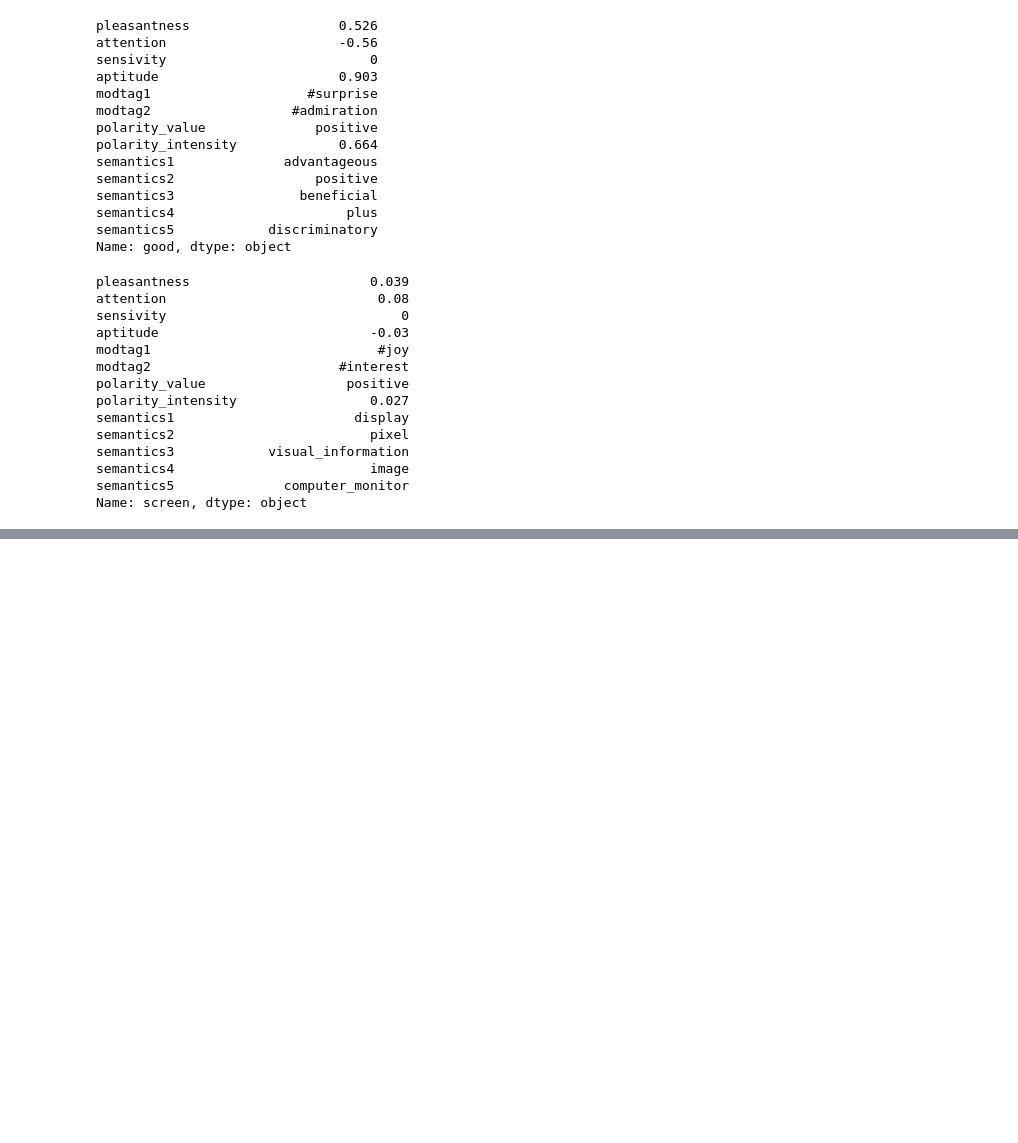
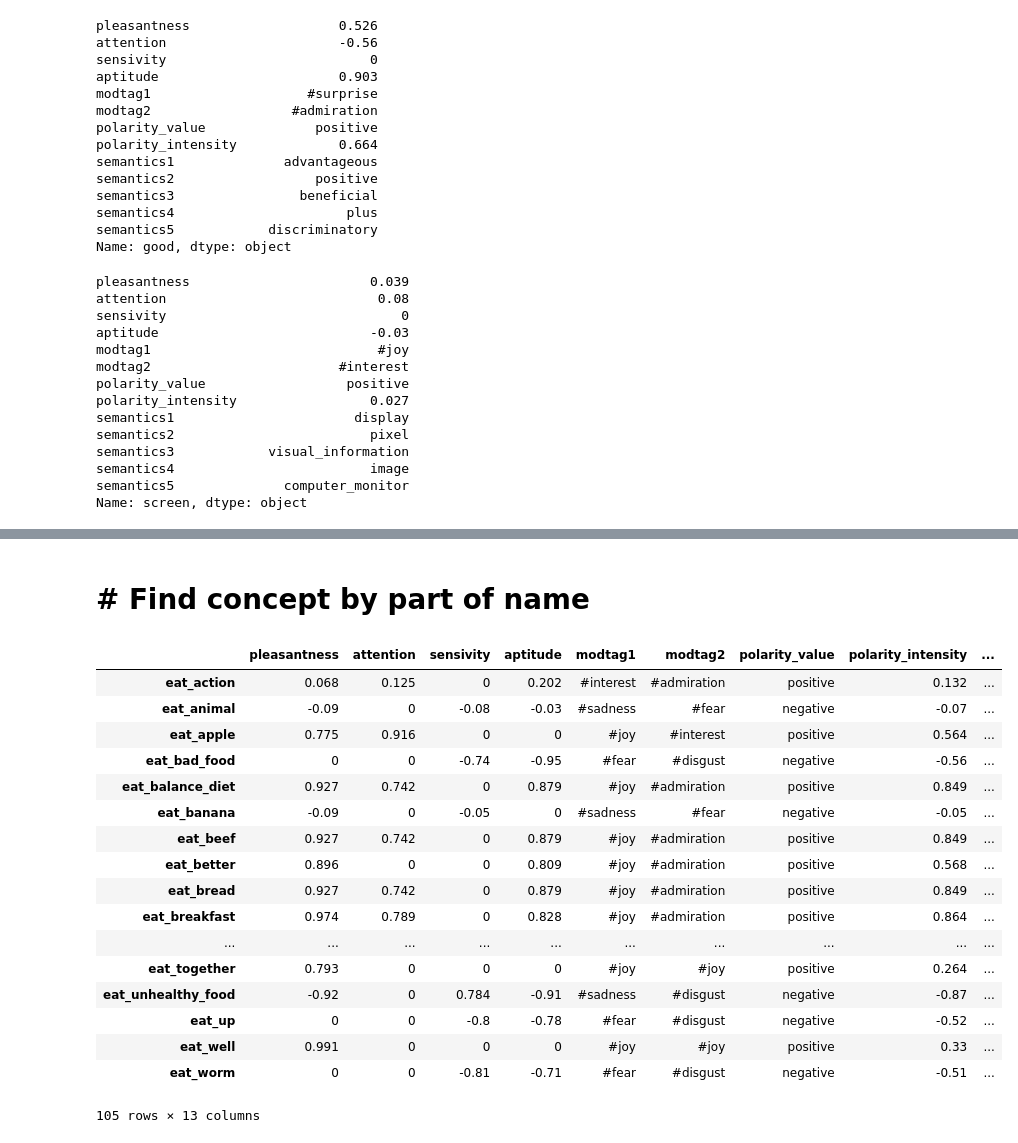
Before and after one commit to laugustyniak/discourse_summarization, a Jupyter notebook: notebooks/sentic.io.ipynb, the cells around one changed output, grey strips where cells are left out. Cells and saved outputs as stored; diff of their text form; code cells hidden in the pictures; blank space fills up the shorter version.

```diff
--- a/notebooks/sentic.io.ipynb
+++ b/notebooks/sentic.io.ipynb
@@ -77,0 +149,2 @@ Name: screen, dtype: object
+# %% [markdown]
+# # Find concept by part of name
@@ -77,0 +154,21 @@ Name: screen, dtype: object
+# %%
+get_concept_by_partname('^eat_')
+# %% [output]
+|  | pleasantness | attention | sensivity | aptitude | modtag1 | modtag2 | polarity_value | polarity_intensity | ... |
+| eat_action | 0.068 | 0.125 | 0 | 0.202 | #interest | #admiration | positive | 0.132 | ... |
+| eat_animal | -0.09 | 0 | -0.08 | -0.03 | #sadness | #fear | negative | -0.07 | ... |
+| eat_apple | 0.775 | 0.916 | 0 | 0 | #joy | #interest | positive | 0.564 | ... |
+| eat_bad_food | 0 | 0 | -0.74 | -0.95 | #fear | #disgust | negative | -0.56 | ... |
+| eat_balance_diet | 0.927 | 0.742 | 0 | 0.879 | #joy | #admiration | positive | 0.849 | ... |
+| eat_banana | -0.09 | 0 | -0.05 | 0 | #sadness | #fear | negative | -0.05 | ... |
+| eat_beef | 0.927 | 0.742 | 0 | 0.879 | #joy | #admiration | positive | 0.849 | ... |
+| eat_better | 0.896 | 0 | 0 | 0.809 | #joy | #admiration | positive | 0.568 | ... |
+| eat_bread | 0.927 | 0.742 | 0 | 0.879 | #joy | #admiration | positive | 0.849 | ... |
+| eat_breakfast | 0.974 | 0.789 | 0 | 0.828 | #joy | #admiration | positive | 0.864 | ... |
+| ... | ... | ... | ... | ... | ... | ... | ... | ... | ... |
+| eat_together | 0.793 | 0 | 0 | 0 | #joy | #joy | positive | 0.264 | ... |
+| eat_unhealthy_food | -0.92 | 0 | 0.784 | -0.91 | #sadness | #disgust | negative | -0.87 | ... |
+| eat_up | 0 | 0 | -0.8 | -0.78 | #fear | #disgust | negative | -0.52 | ... |
+| eat_well | 0.991 | 0 | 0 | 0 | #joy | #joy | positive | 0.33 | ... |
+| eat_worm | 0 | 0 | -0.81 | -0.71 | #fear | #disgust | negative | -0.51 | ... |
+105 rows × 13 columns
```
Also changed, not shown: parts of 17 cells of this notebook.
